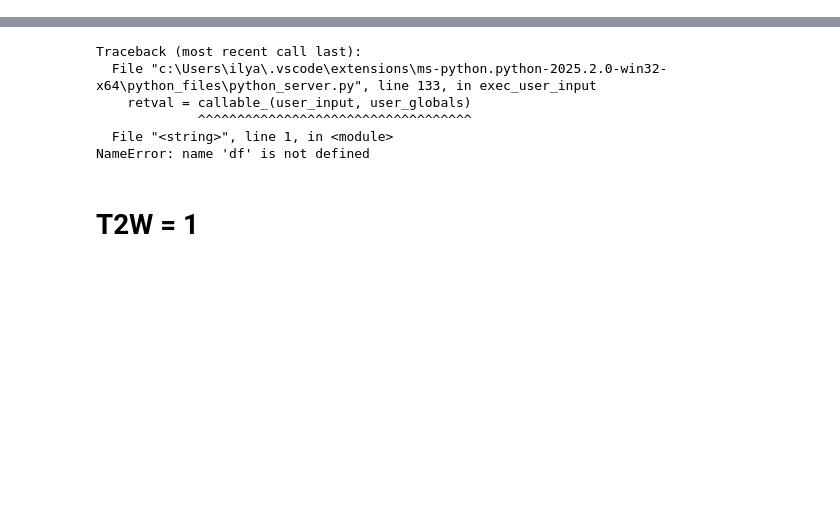
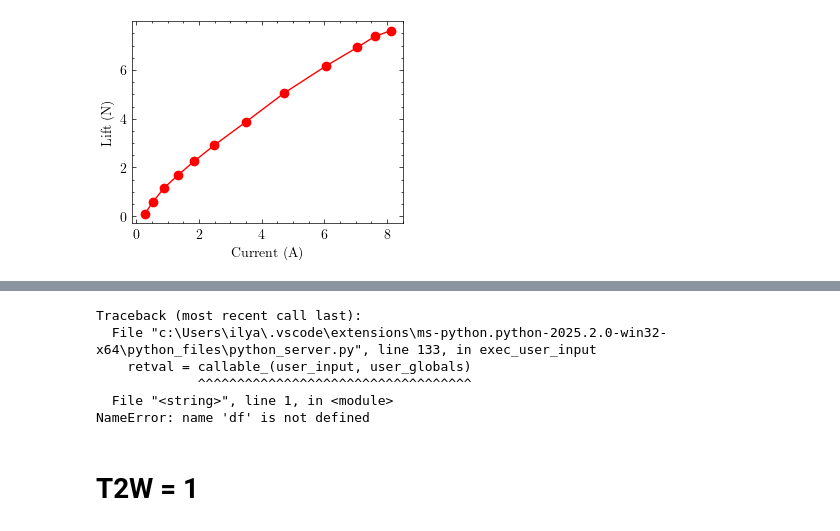
Before and after one commit to ilyadegroeve/drone-delivery-optimization, a Jupyter notebook: lift-current-relation/lift-current.ipynb, the cells around one changed output, grey strips where cells are left out. Drawn from its saved outputs; the diff is of its cells as text; code cells hidden in the pictures; blank space fills up the shorter version.

```diff
--- a/lift-current-relation/lift-current.ipynb
+++ b/lift-current-relation/lift-current.ipynb
@@ -34,0 +18,10 @@ FileNotFoundError: [Errno 2] No such file or directory: 'PROP 9X47.xlsx'
+# %%
+import scienceplots
+
+plt.style.use('science')
+plt.plot(df['Current (A)'], df['Lift (N)'], marker='o', color='r')
+plt.xlabel('Current (A)')
+plt.ylabel('Lift (N)')
+plt.show()
+# %% [output]
+[figure, added]
```
Also changed, not shown: parts of 2 cells of this notebook, 1 other file.
